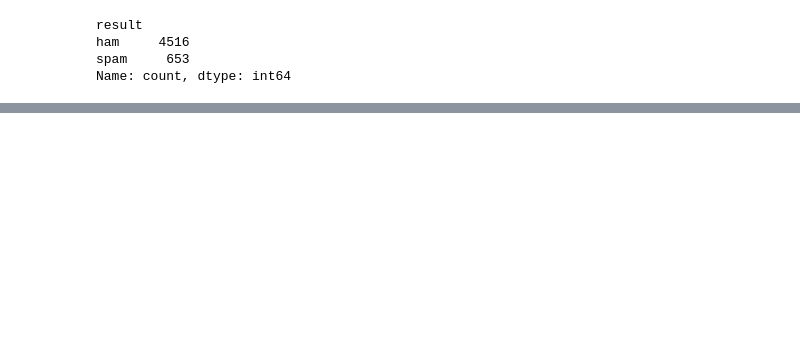
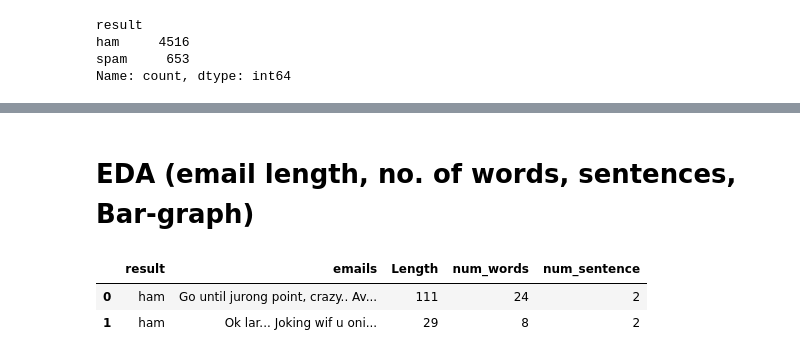
Before and after one commit to sameershrestha00/Spam-filter, a Jupyter notebook: spam_filter.ipynb, the cells around one changed output, grey strips where cells are left out. Cells and saved outputs as stored; diff of their text form; code cells hidden in the pictures; blank space fills up the shorter version.

```diff
--- a/spam_filter.ipynb
+++ b/spam_filter.ipynb
@@ -84,0 +105,11 @@ Name: count, dtype: int64
+# %% [markdown]
+# EDA (email length, no. of words, sentences, Bar-graph)
+# %%
+data['Length'] = data['emails'].apply(len)
+data['num_words'] = data['emails'].apply(word_tokenize).apply(len)
+data['num_sentence'] = data['emails'].apply(sent_tokenize).apply(len)
+data.head(2)
+# %% [output]
+|  | result | emails | Length | num_words | num_sentence |
+| 0 | ham | Go until jurong point, crazy.. Av... | 111 | 24 | 2 |
+| 1 | ham | Ok lar... Joking wif u oni... | 29 | 8 | 2 |
```
Also changed, not shown: parts of 15 cells of this notebook.
